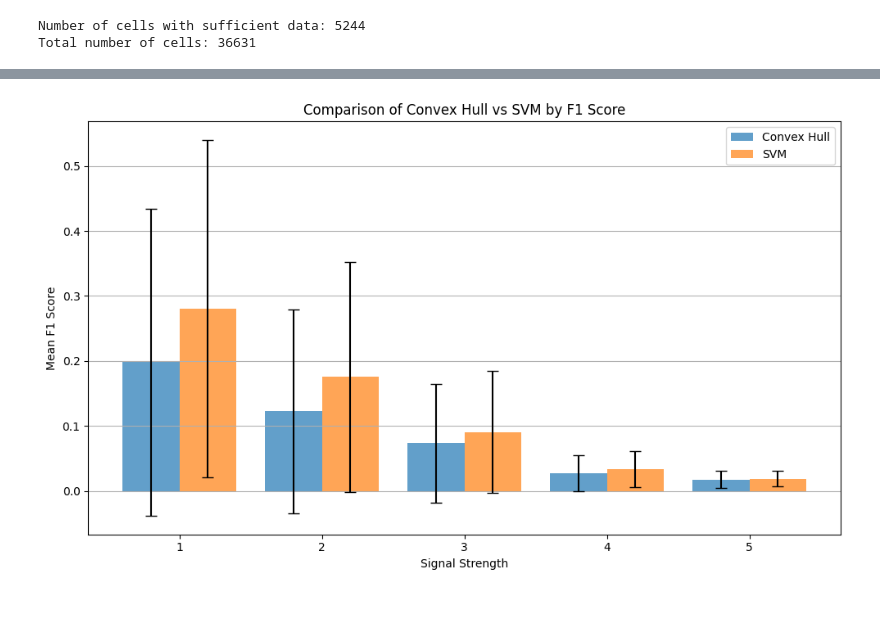
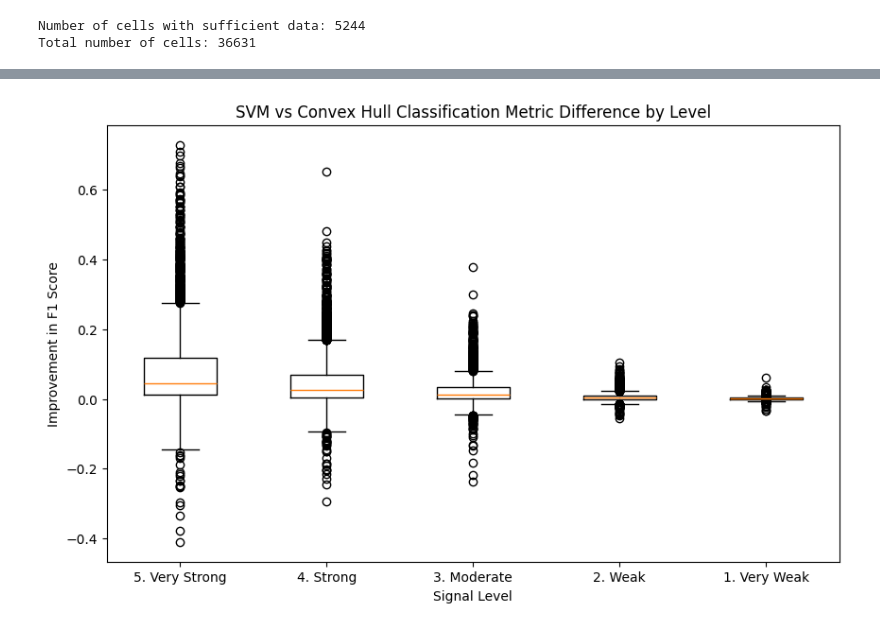
Before and after one commit to timothywong731/mobile_coverage, a Jupyter notebook: cell_coverage.ipynb, the cells around one changed output, grey strips where cells are left out. Drawn from its saved outputs; the diff is of its cells as text; code cells hidden in the pictures.

Commit message:
horizontal plot

```diff
--- a/cell_coverage.ipynb
+++ b/cell_coverage.ipynb
@@ -669,29 +675,24 @@ metrics_files = [f for f in os.listdir("cells") if re.match(r"cell_[a-zA-Z0-9]*_
 
 # Load all csvs and concatenate into a single dataframe
 metrics_all = pd.concat([pd.read_csv(f"cells/{f}") for f in metrics_files], ignore_index=True)
-# %%
-# Plot metrics for convex hull vs SVM at different levels
-# Use bar plot with error bars to compare the metrics side by side
-
-# Calculate the error bars (standard deviation) for each method at each level
-metrics_summary = metrics_all.groupby('level').agg({
-    'chull': ['mean', 'std'],
-    'svm': ['mean', 'std']
-}).reset_index()
-
-metrics_summary.columns = ['level', 'chull_mean', 'chull_std', 'svm_mean', 'svm_std']
-
-# Plotting (bars side by side with error bars)
-# Use log scale
-plt.figure(figsize=(10, 6))
-plt.bar(metrics_summary['level'].astype(str).astype(float) - 0.2, metrics_summary['chull_mean'], yerr=metrics_summary['chull_std'], width=0.4, label='Convex Hull', alpha=0.7, capsize=5)
-plt.bar(metrics_summary['level'].astype(str).astype(float) + 0.2, metrics_summary['svm_mean'], yerr=metrics_summary['svm_std'], width=0.4, label='SVM', alpha=0.7, capsize=5)
-plt.xlabel('Signal Strength')
-plt.ylabel(f'Mean {metric.upper()} Score')
-plt.title(f'Comparison of Convex Hull vs SVM by {metric.upper()} Score')
-plt.xticks(metrics_summary['level'].astype(str).astype(float), metrics_summary['level'].astype(str))
-plt.legend()
-plt.grid(axis='y')
-plt.tight_layout()
-# %% [output]
-[figure, removed]
+# %%
+metrics_all["diff"] = metrics_all["svm"] - metrics_all["chull"]
+metrics_all
+
+
+# Plot the difference at each level
+# Visualise as boxplot
+# log scale y axis
+plt.figure(figsize=(10, 6))
+plt.boxplot([metrics_all[metrics_all['level'] == level]['diff'].dropna() for level in sorted(metrics_all['level'].unique())], labels=[str(level) for level in sorted(metrics_all['level'].unique())])
+plt.title("SVM vs Convex Hull Classification Metric Difference by Level")
+
+# There are 5 levels: 5 ()Very Strong) to 1 (Very Weak)
+#override the x axis labels to be more descriptive
+plt.xticks(ticks=range(1, 6), labels=["5. Very Strong", "4. Strong", "3. Moderate", "2. Weak", "1. Very Weak"])
+plt.xlabel("Signal Level")
+plt.ylabel(f"Improvement in {metric.upper()} Score")
+# plt.yscale("log")
+plt.show()
+# %% [output]
+[figure, added]
```
Also changed, not shown: parts of 4 cells of this notebook.
